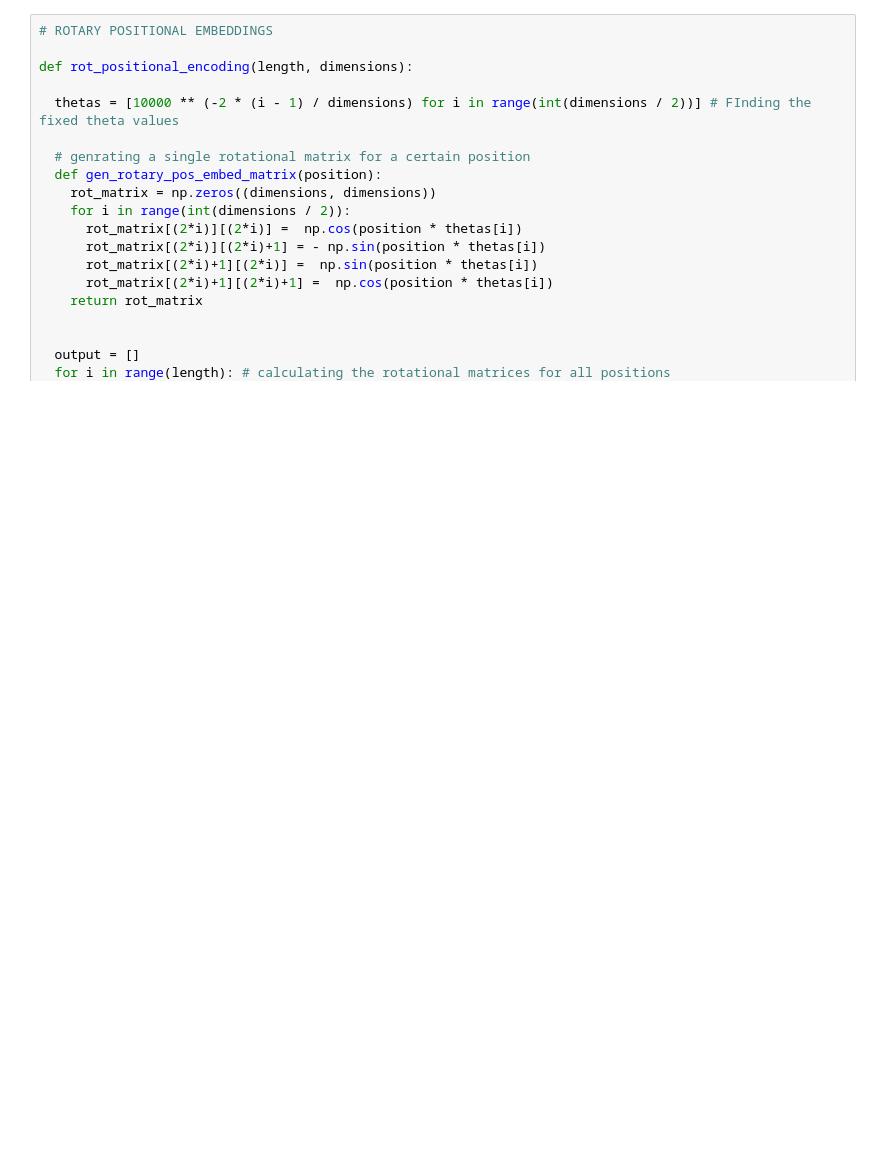
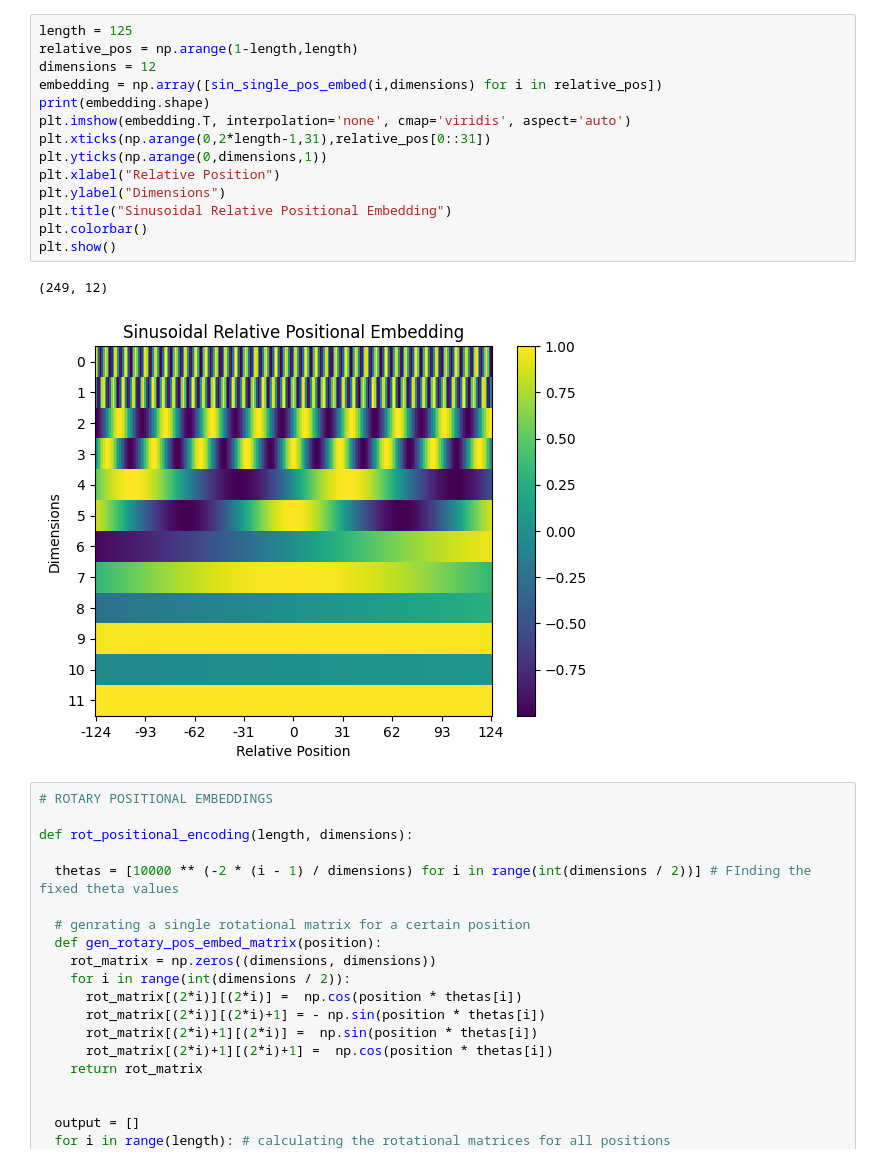
Before and after one commit to smlab-niser/23cs461, a Jupyter notebook: assignment/adhil/PE_codes.ipynb, the cells around one changed output. Drawn from its saved outputs; the diff is of its cells as text; blank space fills up the shorter version.

```diff
--- a/assignment/adhil/PE_codes.ipynb
+++ b/assignment/adhil/PE_codes.ipynb
@@ -132,3 +135,20 @@ The relative embedding a_(1,0) :
+# %%
+length = 125
+relative_pos = np.arange(1-length,length)
+dimensions = 12
+embedding = np.array([sin_single_pos_embed(i,dimensions) for i in relative_pos])
+print(embedding.shape)
+plt.imshow(embedding.T, interpolation='none', cmap='viridis', aspect='auto')
+plt.xticks(np.arange(0,2*length-1,31),relative_pos[0::31])
+plt.yticks(np.arange(0,dimensions,1))
+plt.xlabel("Relative Position")
+plt.ylabel("Dimensions")
+plt.title("Sinusoidal Relative Positional Embedding")
+plt.colorbar()
+plt.show()
+# %% [output]
+(249, 12)
+[figure, added]
 # %%
 # ROTARY POSITIONAL EMBEDDINGS
 
```
Also changed, not shown: parts of 6 cells of this notebook, 3 other files.
